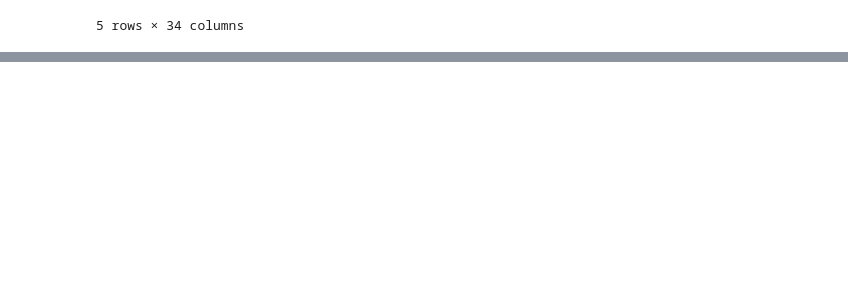
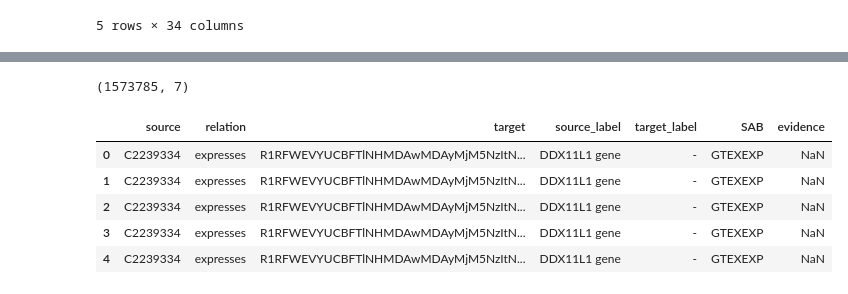
Before and after one commit to MaayanLab/datadistillery-kg, a Jupyter notebook: explorer.ipynb, the cells around one changed output, grey strips where cells are left out. Saved outputs shown, nothing was run; the diff lists cells and outputs as text; code cells hidden in the pictures; blank space fills up the shorter version.

```diff
--- a/explorer.ipynb
+++ b/explorer.ipynb
@@ -679,0 +930,14 @@ source_df.head()
+# %%
+df = pd.read_csv("out/filtered/edges/Gene or Genome.expresses.GTEXEXP.edges.csv")
+df.shape
+# %% [output]
+(1573785, 7)
+# %%
+df.head()
+# %% [output]
+|  | source | relation | target | source_label | target_label | SAB | evidence |
+| 0 | C2239334 | expresses | R1RFWEVYUCBFTlNHMDAwMDAyMjM5NzItN... | DDX11L1 gene | - | GTEXEXP | NaN |
+| 1 | C2239334 | expresses | R1RFWEVYUCBFTlNHMDAwMDAyMjM5NzItN... | DDX11L1 gene | - | GTEXEXP | NaN |
+| 2 | C2239334 | expresses | R1RFWEVYUCBFTlNHMDAwMDAyMjM5NzItN... | DDX11L1 gene | - | GTEXEXP | NaN |
+| 3 | C2239334 | expresses | R1RFWEVYUCBFTlNHMDAwMDAyMjM5NzItN... | DDX11L1 gene | - | GTEXEXP | NaN |
+| 4 | C2239334 | expresses | R1RFWEVYUCBFTlNHMDAwMDAyMjM5NzItN... | DDX11L1 gene | - | GTEXEXP | NaN |
```
Also changed, not shown: parts of 43 cells of this notebook.
